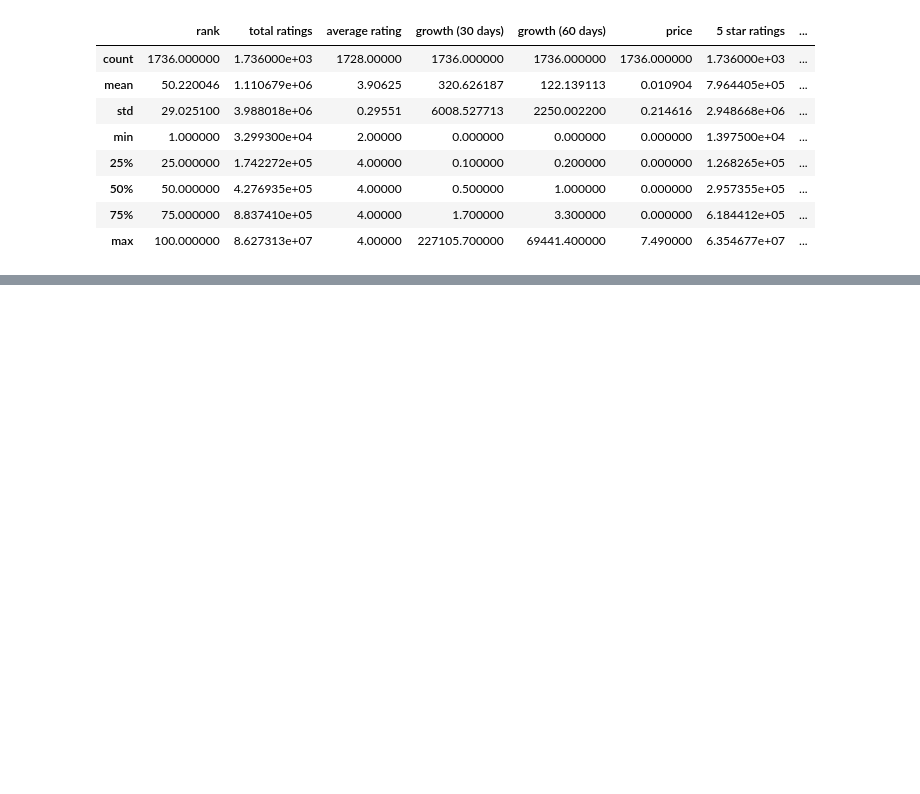
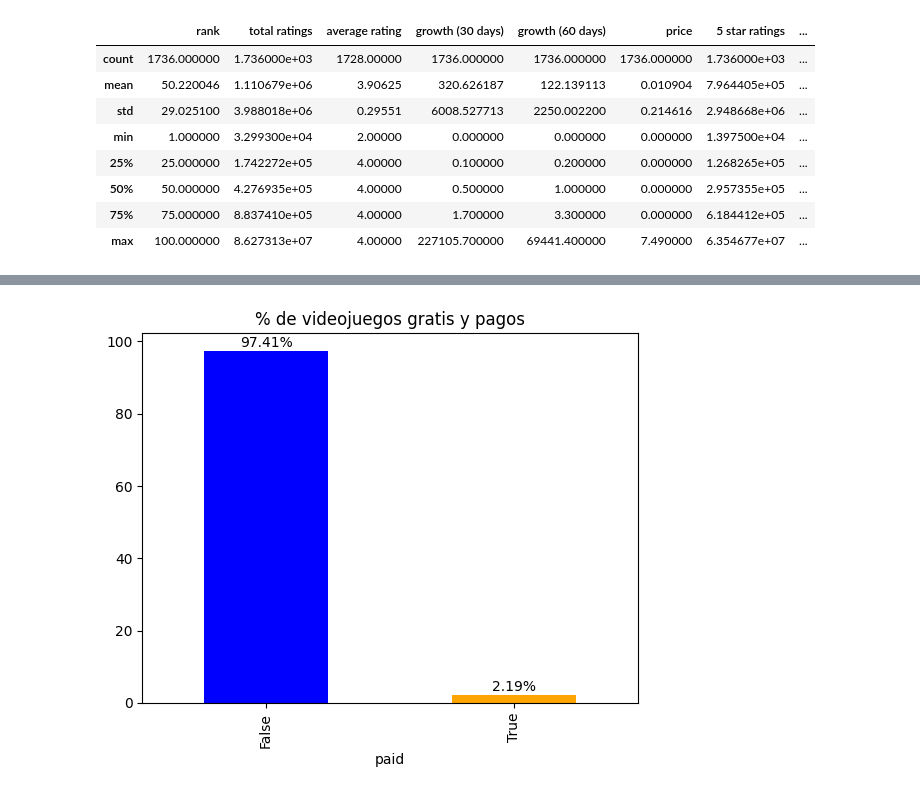
Before and after one commit to jfgesis/Limpieza_de_Datos, a Jupyter notebook: LimpiezaDatos_VideoJuegos.ipynb, the cells around one changed output, grey strips where cells are left out. Drawn from its saved outputs; the diff is of its cells as text; code cells hidden in the pictures; blank space fills up the shorter version.

```diff
--- a/LimpiezaDatos_VideoJuegos.ipynb
+++ b/LimpiezaDatos_VideoJuegos.ipynb
@@ -64,0 +138,18 @@ android_games.describe()
+# %%
+# Calcular el porcentaje de videojuegos gratis y pagos
+percentages = 100 * android_games['paid'].value_counts() / len(android_games['paid'])
+
+# Definir colores para las barras
+colors = ['blue', 'orange']
+
+# Crear el gráfico de barras con colores
+plot = percentages.plot(kind='bar', title='% de videojuegos gratis y pagos', color=colors)
+
+# Agregar los valores en las barras
+for i, percentage in enumerate(percentages):
+    plt.text(i, percentage + 1, f'{percentage:.2f}%', ha='center')
+
+# Mostrar el gráfico
+plt.show()
+# %% [output]
+[figure, added]
```
Also changed, not shown: parts of 10 cells of this notebook.
